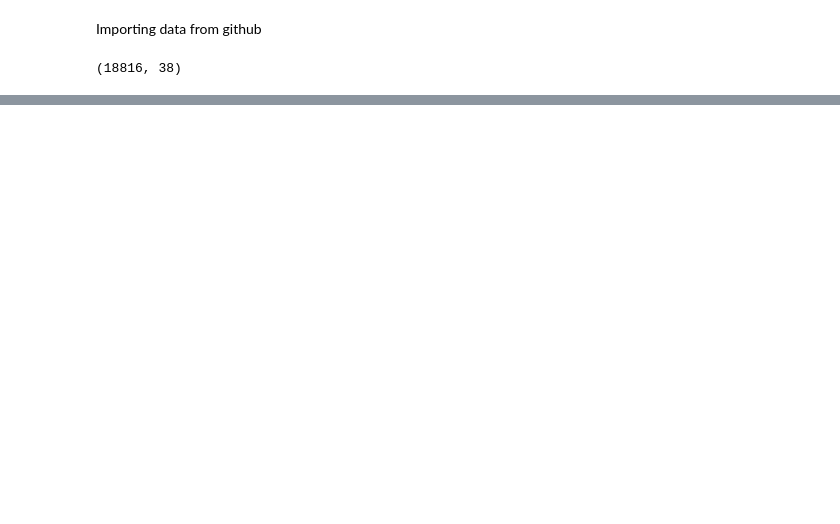
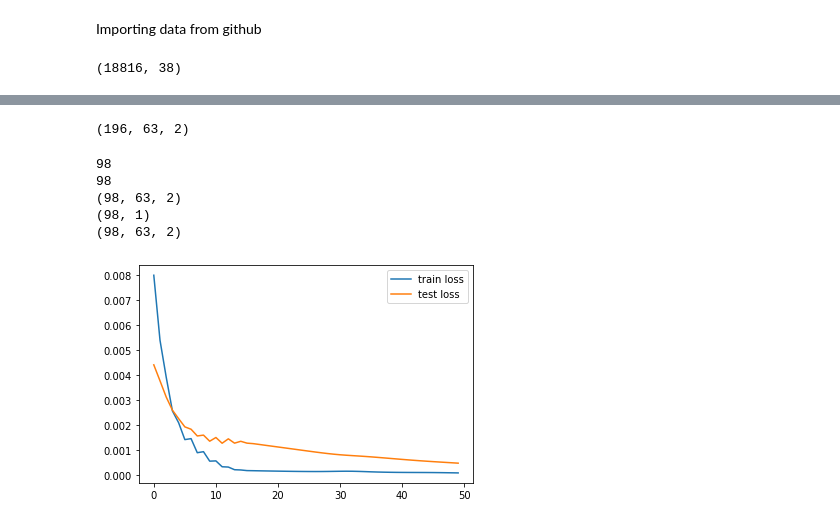
Before and after one commit to sondisonda/covid19SpreadForecast, a Jupyter notebook: covid19SpreadForecast.ipynb, the cells around one changed output, grey strips where cells are left out. Drawn from its saved outputs; the diff is of its cells as text; code cells hidden in the pictures; blank space fills up the shorter version.

```diff
--- a/covid19SpreadForecast.ipynb
+++ b/covid19SpreadForecast.ipynb
@@ -19,0 +145,6 @@ ds.drop(['Date'], 1, inplace=True)
+# %%
+x_train = simplified_df.head(train_rows_count)
+x_test = simplified_df.tail(test_rows_count)
+# %%
+y_train = x_train['ConfirmedCases']
+y_test = x_test['ConfirmedCases']
@@ -19,0 +183,67 @@ ds.drop(['Date'], 1, inplace=True)
+# %%
+# Next, we can use the reshape() function
+# to add one additional dimension for our features
+
+# reshape into [samples, timesteps, features]
+# expect [196, 63, 2]
+
+x_train = x_train.reshape(train_country_count, 63, 2)
+print(x_train.shape)
+# %% [output]
+(196, 63, 2)
+# %%
+# Create test set
+
+x_days_test = list()
+y_days_test = list()
+length = lines_per_country
+country_count = test_country_count
+for i in range(0,length*country_count,length):
+    x_day_test = x_test[i:i+length-1]
+    x_days_test.append(x_day_test.values)
+    y_day_test = y_test[i+length-1:i+length]
+    y_days_test.append(y_day_test.values)
+print(len(x_days_test))
+print(len(y_days_test))
+
+x_test = array(x_days_test)
+print(x_test.shape)
+y_test = array(y_days_test)
+print(y_test.shape)
+
+x_test = x_test.reshape(test_country_count, 63, 2)
+print(x_test.shape)
+# %% [output]
+98
+98
+(98, 63, 2)
+(98, 1)
+(98, 63, 2)
+# %%
+from keras.models import Sequential
+from keras.layers import LSTM
+from keras.layers import Dense
+
+from matplotlib import pyplot
+
+# Define model
+n_steps = 63
+n_features = 2
+n_batch = 4
+model = Sequential()
+model.add(LSTM(16, input_shape=(n_steps, n_features)))
+model.add(Dense(1))
+model.compile(optimizer='adam', loss='mse')
+
+# fit network
+history = model.fit(x_train, y_train, epochs=50,\
+                    batch_size=n_batch, validation_data=(x_test, y_test),\
+                    verbose=0, shuffle=False)
+
+# plot history
+pyplot.plot(history.history['loss'], label='train loss')
+pyplot.plot(history.history['val_loss'], label='test loss')
+pyplot.legend()
+pyplot.show()
+# %% [output]
+[figure, added]
```
Also changed, not shown: parts of 13 cells of this notebook.
